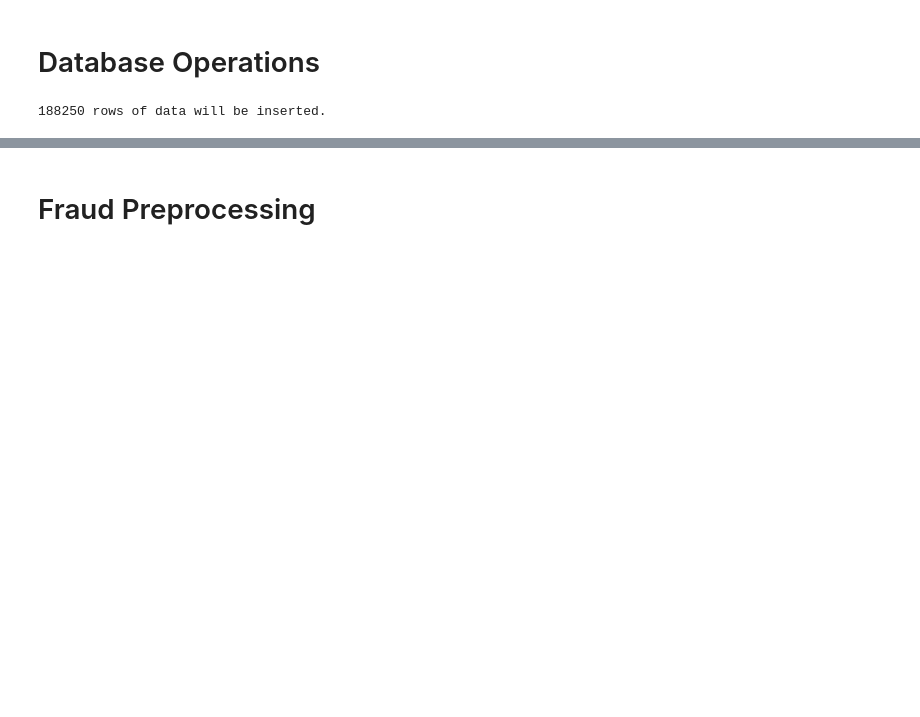
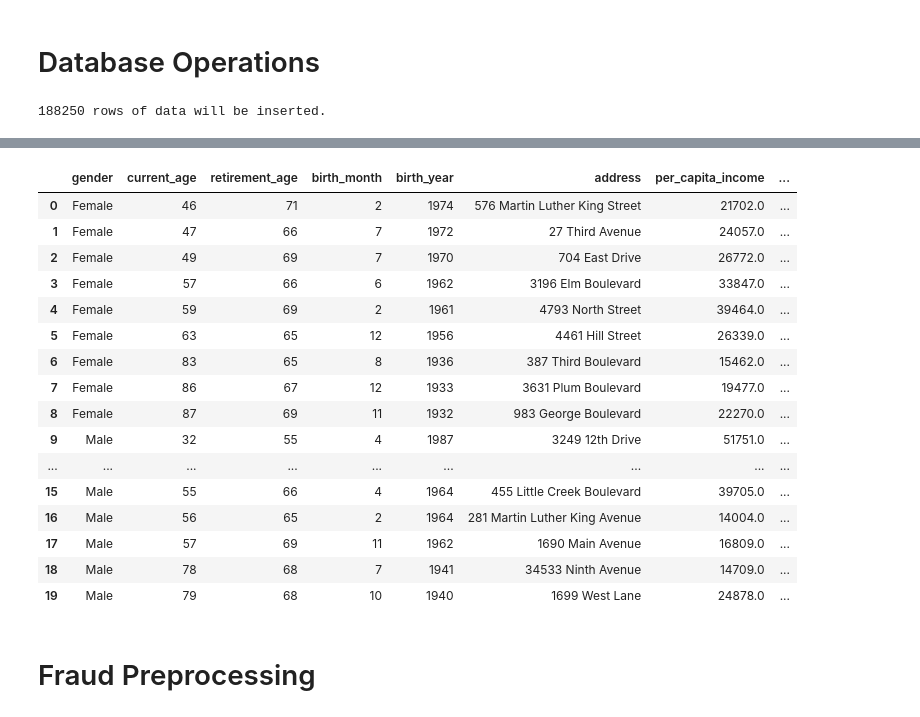
Before and after one commit to AAIAsy/fraud_detection, a Jupyter notebook: who-dunnit-copy.ipynb, the cells around one changed output, grey strips where cells are left out. Saved outputs shown, nothing was run; the diff lists cells and outputs as text; code cells hidden in the pictures; blank space fills up the shorter version.

```diff
--- a/who-dunnit-copy.ipynb
+++ b/who-dunnit-copy.ipynb
@@ -210,3 +285,34 @@ Database connection closed.
+# %%
+male_names = ["Elias Morgan", "Kieran Blake", "Matteo Rivera", "Ronan Hayes", "Zayden Cross", "Caleb Whitman", "Jude Carter", "Silas Monroe", "Declan Ross", "Leo Bennett", "Micah Chandler"]
+female_names = ["Amara Vaughn", "Elodie Sinclair", "Isla Camden", "Sienna Brooks", "Lyra Jennings", "Freya Dalton", "Nora Bellamy", "Hazel Quinn", "Luna Fairchild"]
+
+name = []
+
+for gender in persons_df["gender"]:
+    if gender == "Female":
+        name.append(female_names.pop(0))
+    else:
+        name.append(male_names.pop(0))
+# %%
+pd.concat([persons_df, pd.Series(name, name="name")], axis=1)
+# %% [output]
+|  | gender | current_age | retirement_age | birth_month | birth_year | address | per_capita_income | ... |
+| 0 | Female | 46 | 71 | 2 | 1974 | 576 Martin Luther King Street | 21702.0 | ... |
+| 1 | Female | 47 | 66 | 7 | 1972 | 27 Third Avenue | 24057.0 | ... |
+| 2 | Female | 49 | 69 | 7 | 1970 | 704 East Drive | 26772.0 | ... |
+| 3 | Female | 57 | 66 | 6 | 1962 | 3196 Elm Boulevard | 33847.0 | ... |
+| 4 | Female | 59 | 69 | 2 | 1961 | 4793 North Street | 39464.0 | ... |
+| 5 | Female | 63 | 65 | 12 | 1956 | 4461 Hill Street | 26339.0 | ... |
+| 6 | Female | 83 | 65 | 8 | 1936 | 387 Third Boulevard | 15462.0 | ... |
+| 7 | Female | 86 | 67 | 12 | 1933 | 3631 Plum Boulevard | 19477.0 | ... |
+| 8 | Female | 87 | 69 | 11 | 1932 | 983 George Boulevard | 22270.0 | ... |
+| 9 | Male | 32 | 55 | 4 | 1987 | 3249 12th Drive | 51751.0 | ... |
+| ... | ... | ... | ... | ... | ... | ... | ... | ... |
+| 15 | Male | 55 | 66 | 4 | 1964 | 455 Little Creek Boulevard | 39705.0 | ... |
+| 16 | Male | 56 | 65 | 2 | 1964 | 281 Martin Luther King Avenue | 14004.0 | ... |
+| 17 | Male | 57 | 69 | 11 | 1962 | 1690 Main Avenue | 16809.0 | ... |
+| 18 | Male | 78 | 68 | 7 | 1941 | 34533 Ninth Avenue | 14709.0 | ... |
+| 19 | Male | 79 | 68 | 10 | 1940 | 1699 West Lane | 24878.0 | ... |
 # %% [markdown]
 # Fraud Preprocessing
 # %% [markdown]
```
Also changed, not shown: parts of 4 cells of this notebook, 9 other files.
